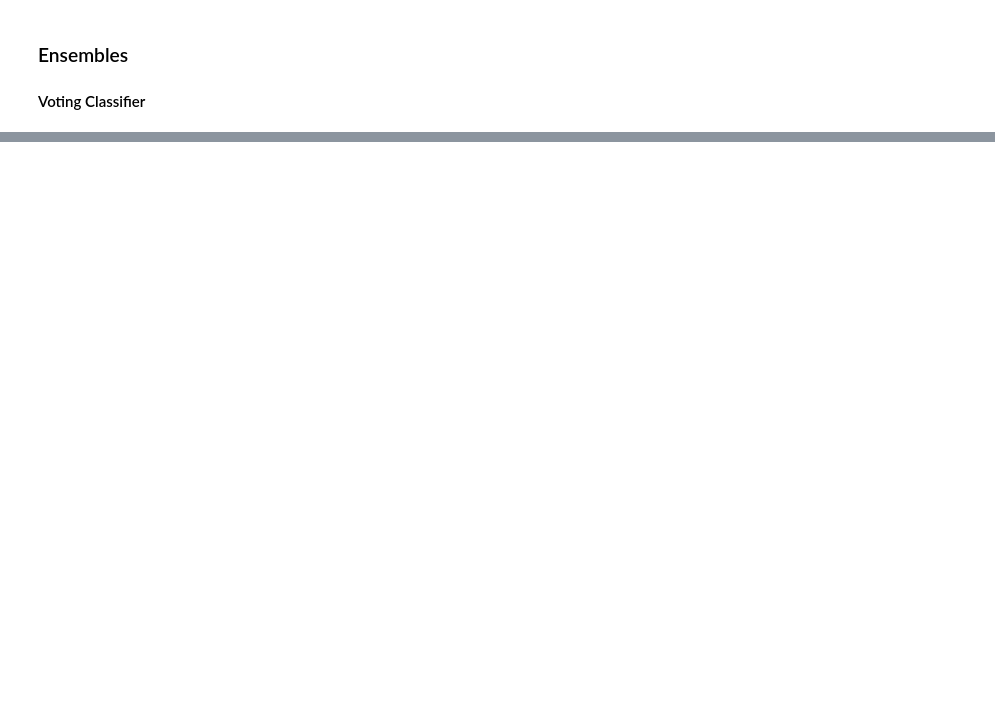
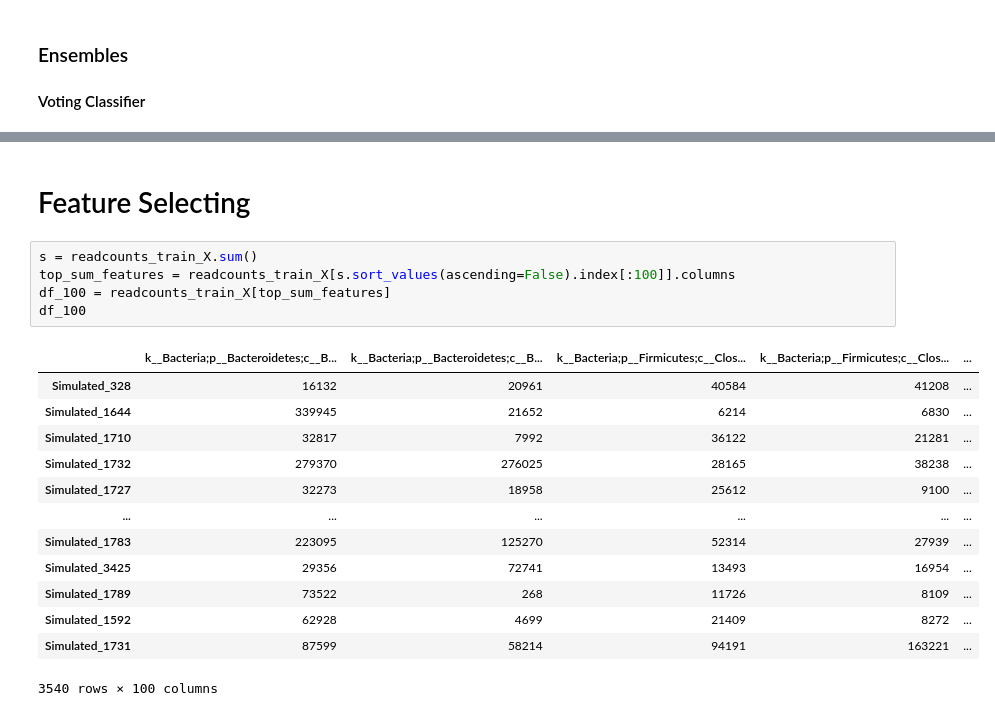
Before and after one commit to Malavita02/TrabalhoSIB, a Jupyter notebook: readcounts_ML.ipynb, the cells around one changed output, grey strips where cells are left out. Cells and saved outputs as stored; diff of their text form; blank space fills up the shorter version.

Commit message:
[add] feature_selecting

```diff
--- a/readcounts_ML.ipynb
+++ b/readcounts_ML.ipynb
@@ -163,0 +183,21 @@ print(eclf.score(readcounts_test_X, pheno_test_y))
+# %% [markdown]
+# Feature Selecting
+# %%
+s = readcounts_train_X.sum()
+top_sum_features = readcounts_train_X[s.sort_values(ascending=False).index[:100]].columns
+df_100 = readcounts_train_X[top_sum_features]
+df_100
+# %% [output]
+|  | k__Bacteria;p__Bacteroidetes;c__B... | k__Bacteria;p__Bacteroidetes;c__B... | k__Bacteria;p__Firmicutes;c__Clos... | k__Bacteria;p__Firmicutes;c__Clos... | ... |
+| Simulated_328 | 16132 | 20961 | 40584 | 41208 | ... |
+| Simulated_1644 | 339945 | 21652 | 6214 | 6830 | ... |
+| Simulated_1710 | 32817 | 7992 | 36122 | 21281 | ... |
+| Simulated_1732 | 279370 | 276025 | 28165 | 38238 | ... |
+| Simulated_1727 | 32273 | 18958 | 25612 | 9100 | ... |
+| ... | ... | ... | ... | ... | ... |
+| Simulated_1783 | 223095 | 125270 | 52314 | 27939 | ... |
+| Simulated_3425 | 29356 | 72741 | 13493 | 16954 | ... |
+| Simulated_1789 | 73522 | 268 | 11726 | 8109 | ... |
+| Simulated_1592 | 62928 | 4699 | 21409 | 8272 | ... |
+| Simulated_1731 | 87599 | 58214 | 94191 | 163221 | ... |
+3540 rows × 100 columns
```
Also changed, not shown: parts of 9 cells of this notebook, 2 other files.
